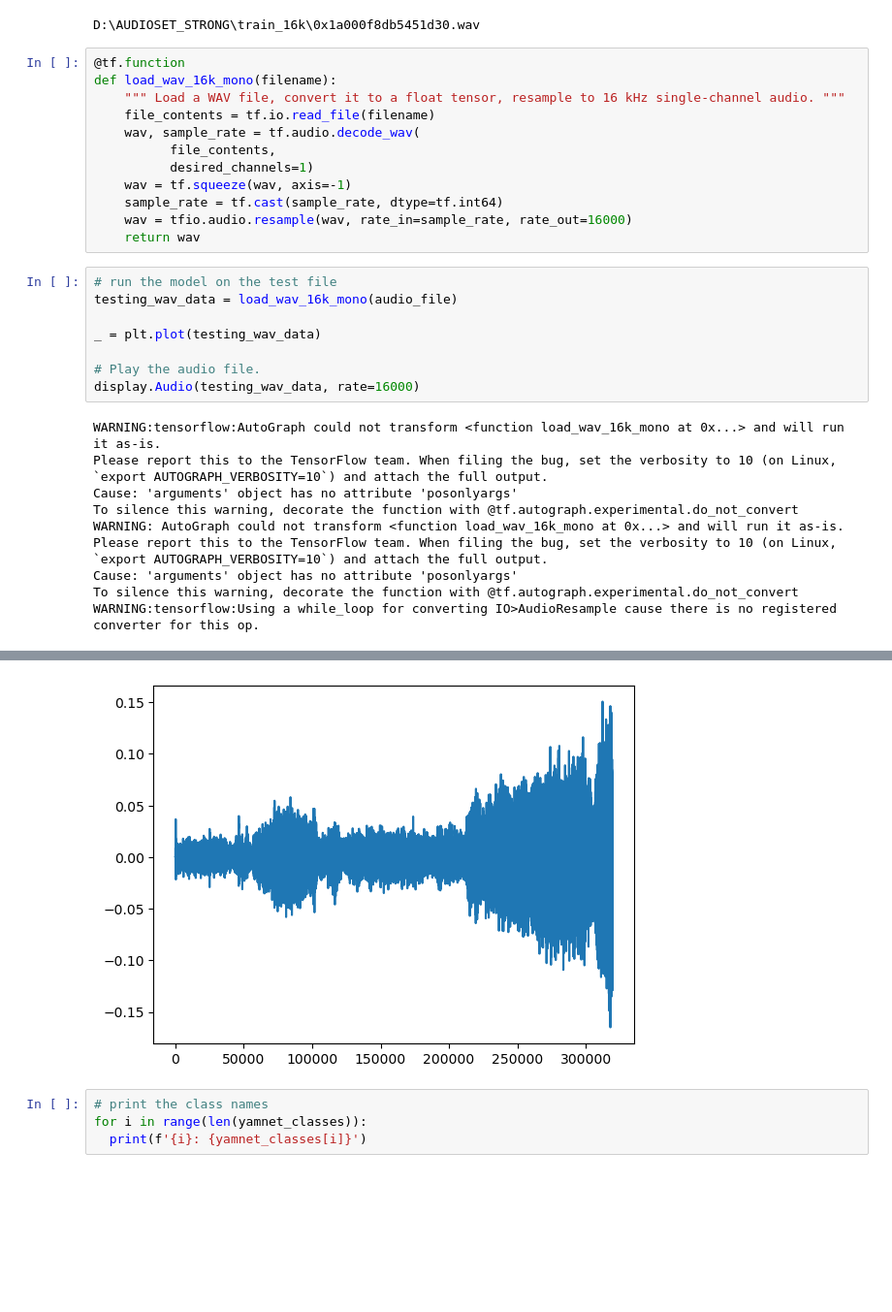
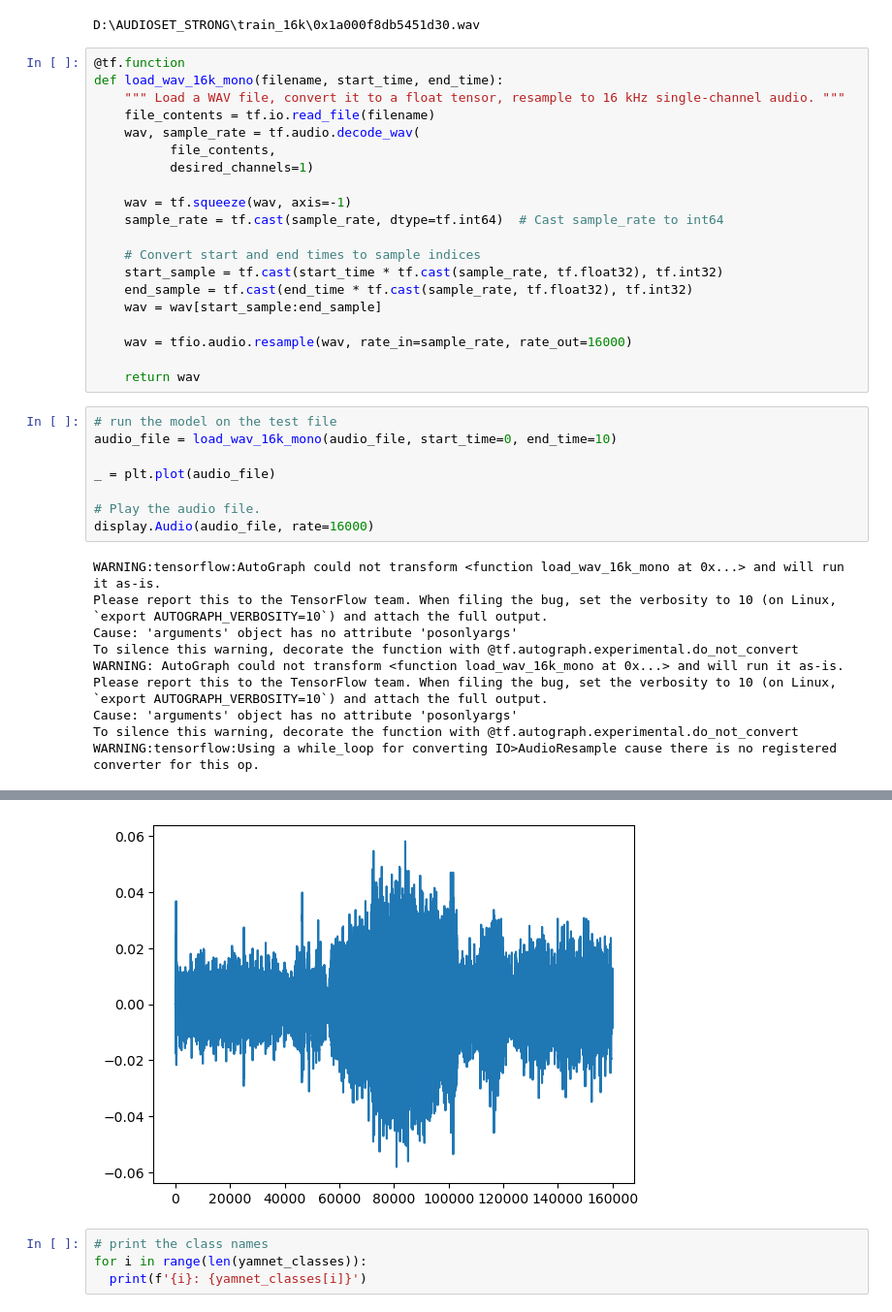
Before and after one commit to aacacustica/Audio_Processing, a Jupyter notebook: AI_Model/Fine-Tuning_Models/66_classes_port/transfer-learning-scratch/yamnet/transfer_learning_strong.ipynb, the cells around one changed output, grey strips where cells are left out. Shown at 97% size. Drawn from its saved outputs; the diff is of its cells as text; blank space fills up the shorter version.

Commit message:
Reading the audio file from start to end time

```diff
--- a/AI_Model/Fine-Tuning_Models/66_classes_port/transfer-learning-scratch/yamnet/transfer_learning_strong.ipynb
+++ b/AI_Model/Fine-Tuning_Models/66_classes_port/transfer-learning-scratch/yamnet/transfer_learning_strong.ipynb
@@ -139,36 +139,44 @@ print(audio_file)
 D:\AUDIOSET_STRONG\train_16k\0x1a000f8db5451d30.wav
 # %%
 @tf.function
-def load_wav_16k_mono(filename):
+def load_wav_16k_mono(filename, start_time, end_time):
     """ Load a WAV file, convert it to a float tensor, resample to 16 kHz single-channel audio. """
     file_contents = tf.io.read_file(filename)
     wav, sample_rate = tf.audio.decode_wav(
           file_contents,
           desired_channels=1)
+
     wav = tf.squeeze(wav, axis=-1)
-    sample_rate = tf.cast(sample_rate, dtype=tf.int64)
+    sample_rate = tf.cast(sample_rate, dtype=tf.int64)  # Cast sample_rate to int64
+
+    # Convert start and end times to sample indices
+    start_sample = tf.cast(start_time * tf.cast(sample_rate, tf.float32), tf.int32)
+    end_sample = tf.cast(end_time * tf.cast(sample_rate, tf.float32), tf.int32)
+    wav = wav[start_sample:end_sample]
+
     wav = tfio.audio.resample(wav, rate_in=sample_rate, rate_out=16000)
+
     return wav
 # %%
 # run the model on the test file
-testing_wav_data = load_wav_16k_mono(audio_file)
+audio_file = load_wav_16k_mono(audio_file, start_time=0, end_time=10)
 
-_ = plt.plot(testing_wav_data)
+_ = plt.plot(audio_file)
 
 # Play the audio file.
-display.Audio(testing_wav_data, rate=16000)
+display.Audio(audio_file, rate=16000)
 # %% [output]
 WARNING:tensorflow:AutoGraph could not transform <function load_wav_16k_mono at 0x...> and will run it as-is.
 Please report this to the TensorFlow team. When filing the bug, set the verbosity to 10 (on Linux, `export AUTOGRAPH_VERBOSITY=10`) and attach the full output.
 Cause: 'arguments' object has no attribute 'posonlyargs'
 To silence this warning, decorate the function with @tf.autograph.experimental.do_not_convert
 WARNING: AutoGraph could not transform <function load_wav_16k_mono at 0x...> and will run it as-is.
 Please report this to the TensorFlow team. When filing the bug, set the verbosity to 10 (on Linux, `export AUTOGRAPH_VERBOSITY=10`) and attach the full output.
 Cause: 'arguments' object has no attribute 'posonlyargs'
 To silence this warning, decorate the function with @tf.autograph.experimental.do_not_convert
 WARNING:tensorflow:Using a while_loop for converting IO>AudioResample cause there is no registered converter for this op.
 [interactive output not drawn]
-[figure, old version]
+[figure, new version]
 # %%
 # print the class names
 for i in range(len(yamnet_classes)):
```
Also changed, not shown: parts of 16 cells of this notebook.
